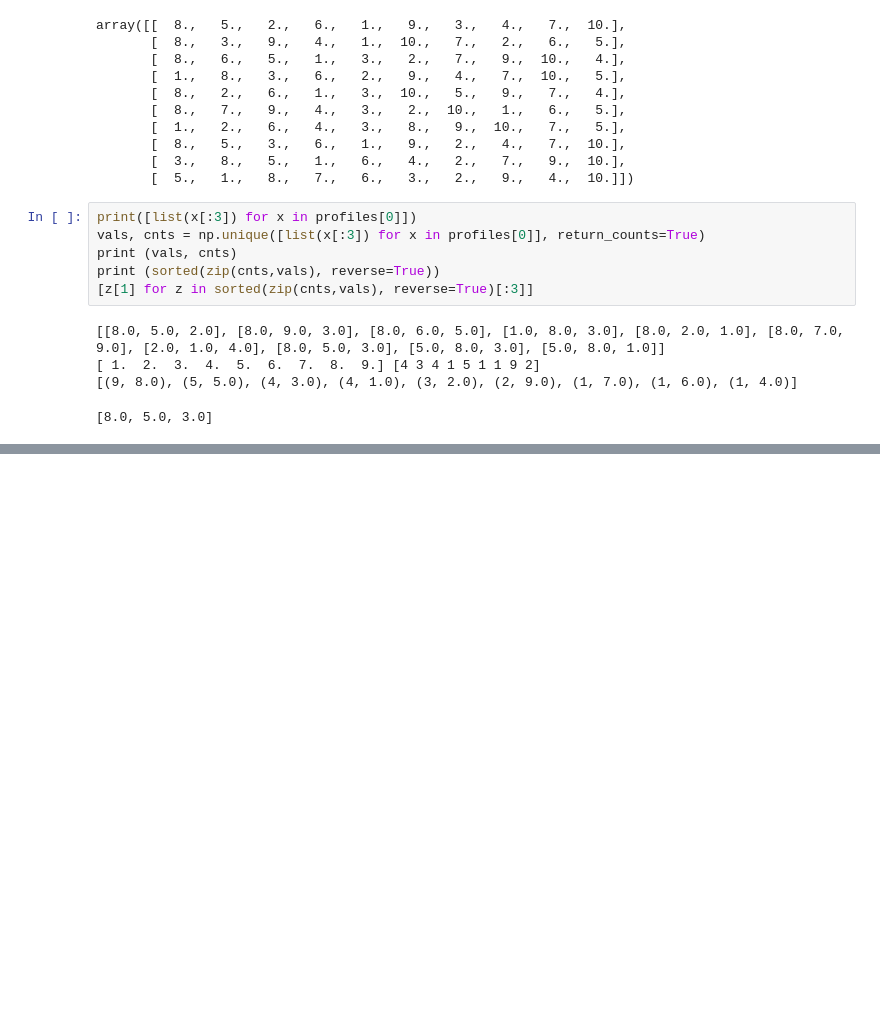
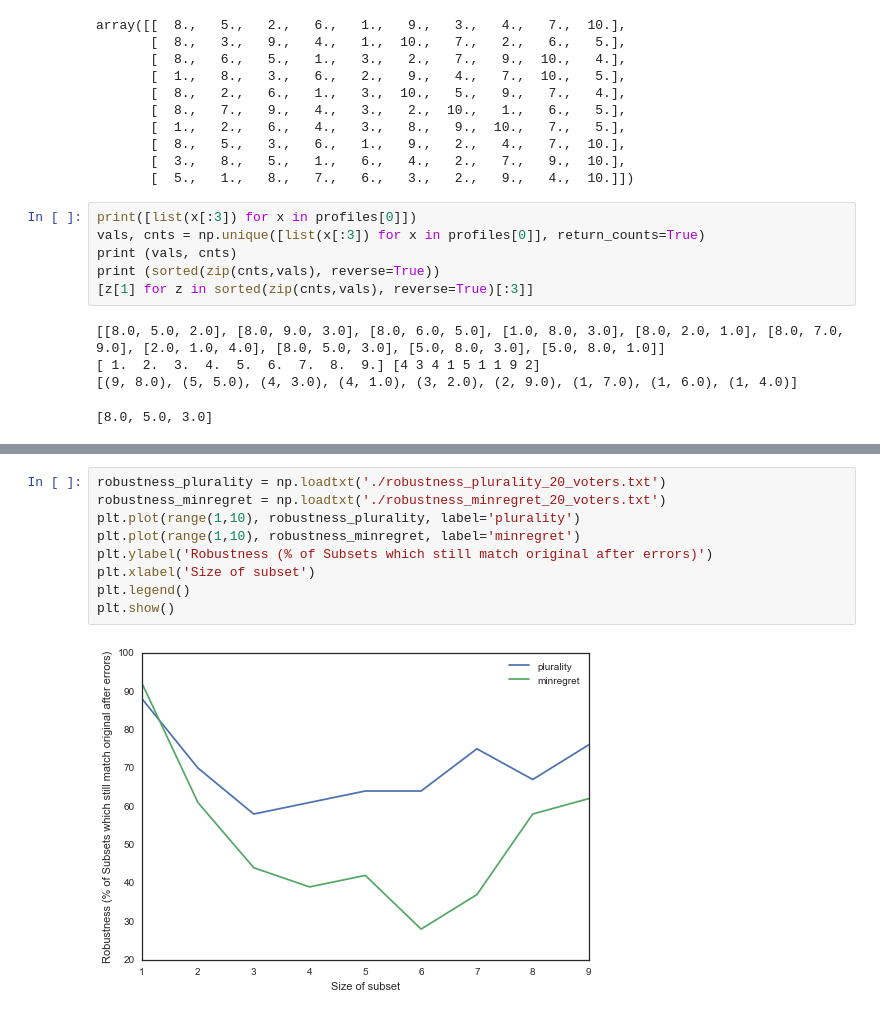
Before and after one commit to NickHoernle/group-mediator-bot, a Jupyter notebook: experiment/sushi-simulator.ipynb, the cells around one changed output, grey strips where cells are left out. Drawn from its saved outputs; the diff is of its cells as text; blank space fills up the shorter version.

```diff
--- a/experiment/sushi-simulator.ipynb
+++ b/experiment/sushi-simulator.ipynb
@@ -455,0 +520,11 @@ Robustness MinRegret
+# %%
+robustness_plurality = np.loadtxt('./robustness_plurality_20_voters.txt')
+robustness_minregret = np.loadtxt('./robustness_minregret_20_voters.txt')
+plt.plot(range(1,10), robustness_plurality, label='plurality')
+plt.plot(range(1,10), robustness_minregret, label='minregret')
+plt.ylabel('Robustness (% of Subsets which still match original after errors)')
+plt.xlabel('Size of subset')
+plt.legend()
+plt.show()
+# %% [output]
+[figure, added]
```
Also changed, not shown: parts of 12 cells of this notebook, 5 other files.
